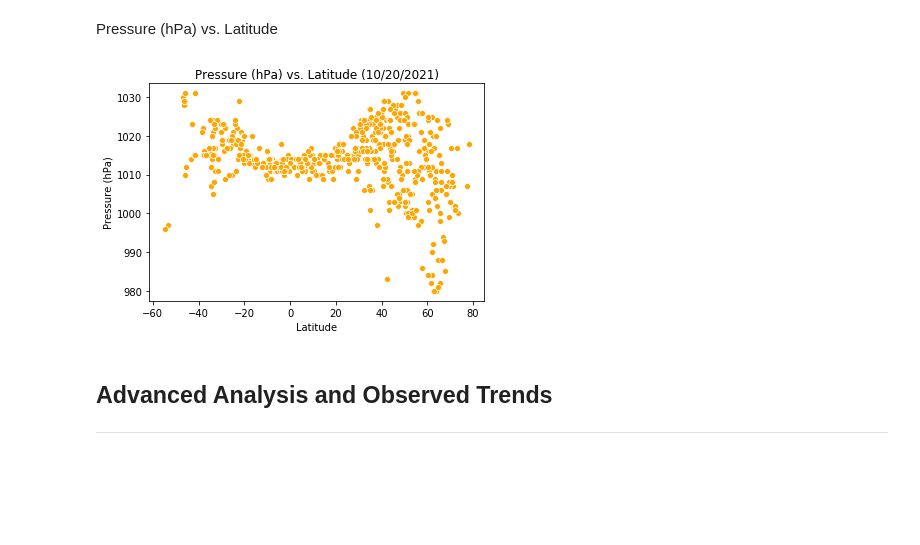
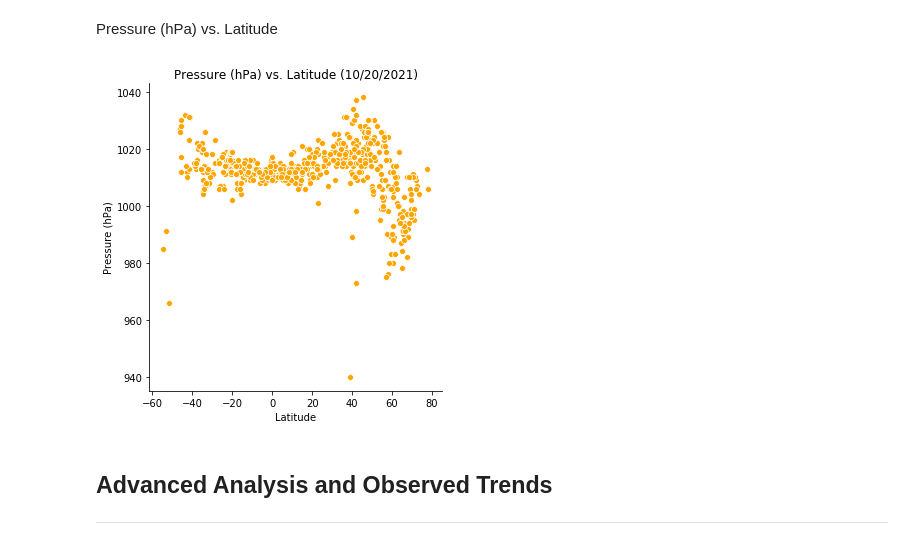
Before and after one commit to sedgedigital/Weather-Latitude-Correlation-API, a Jupyter notebook: WeatherAPI.ipynb, the cells around one changed output. Cells and saved outputs as stored; diff of their text form; code cells hidden in the pictures; blank space fills up the shorter version.

```diff
--- a/WeatherAPI.ipynb
+++ b/WeatherAPI.ipynb
@@ -352,13 +353,14 @@ plt.show()
 # %% [markdown]
 Pressure (hPa) vs. Latitude
 # %%
-ax = sns.scatterplot(x=lat, y=p, data=df, color="orange")
-ax.set_title("Pressure (hPa) vs. Latitude (10/20/2021)")
-ax.set_xlabel("Latitude")
-ax.set_ylabel("Pressure (hPa)")
+pressuresns = sns.relplot(x=lat, y=p, data=df, kind="scatter",color="orange")
+plt.title("Pressure (hPa) vs. Latitude (10/20/2021)")
+plt.xlabel("Latitude")
+plt.ylabel("Pressure (hPa)")
 plt.show()
+pressuresns.savefig("sns_pressure.png")
 # %% [output]
-[figure, old version]
+[figure, new version]
 # %% [markdown]
 ## Advanced Analysis and Observed Trends
 
```
Also changed, not shown: parts of 28 cells of this notebook, 16 other files.
